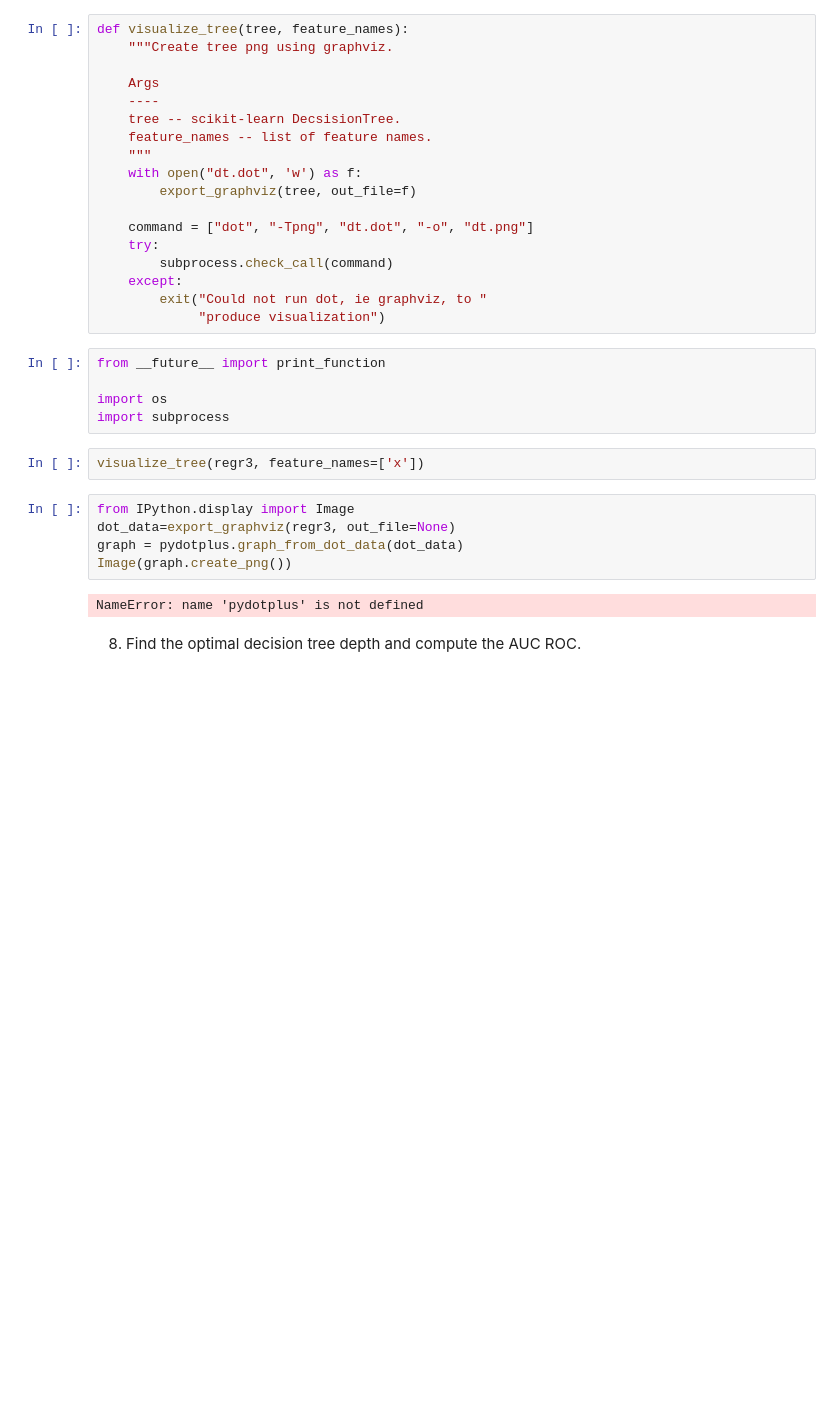
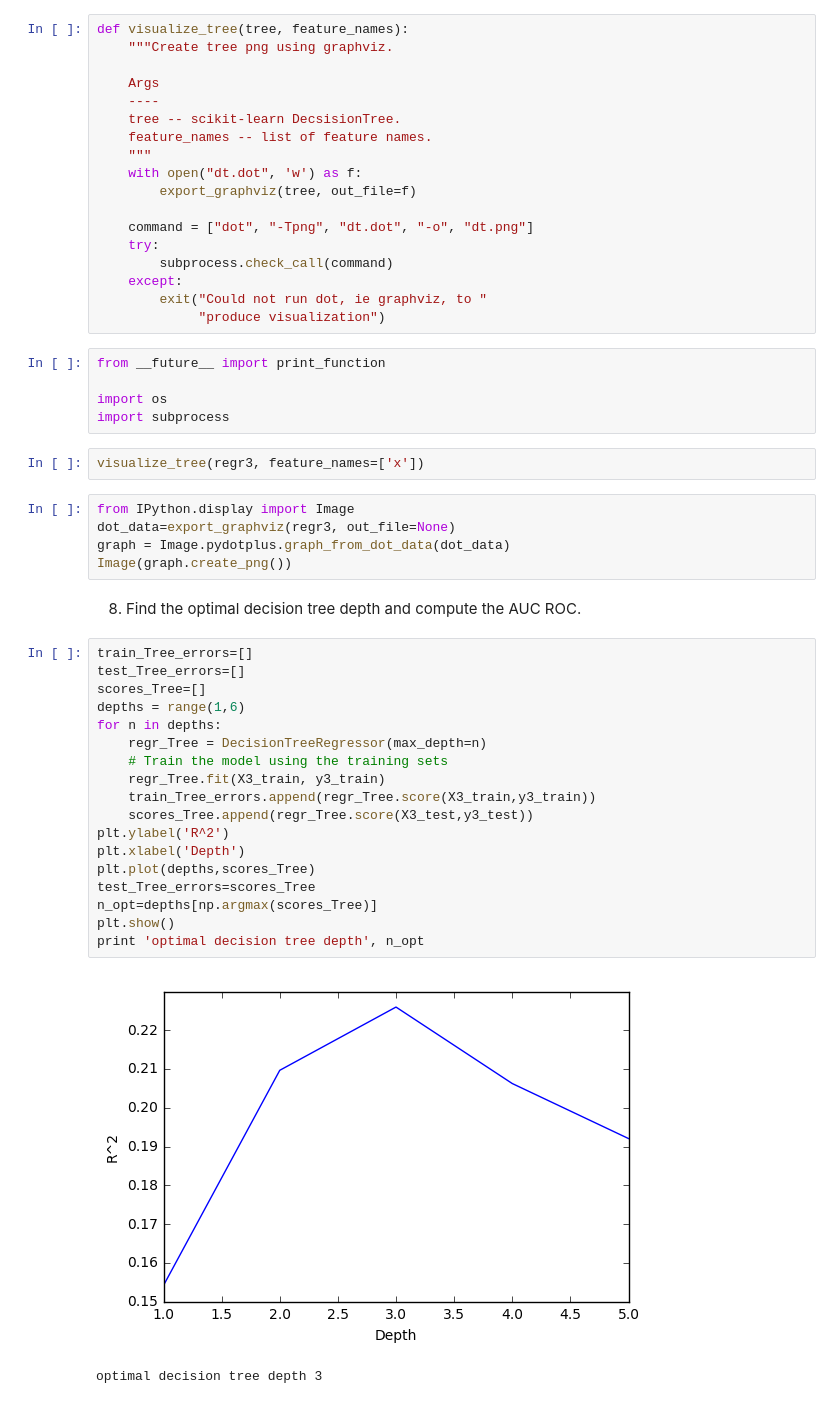
Before and after one commit to Columbia-Intro-Data-Science/python-introduction-LingxiangYu, a Jupyter notebook: LY2305_HW3.ipynb, the cells around one changed output. Drawn from its saved outputs; the diff is of its cells as text; blank space fills up the shorter version.

```diff
--- a/LY2305_HW3.ipynb
+++ b/LY2305_HW3.ipynb
@@ -400,9 +371,28 @@ visualize_tree(regr3, feature_names=['x'])
 # %%
 from IPython.display import Image
 dot_data=export_graphviz(regr3, out_file=None)
-graph = pydotplus.graph_from_dot_data(dot_data)
+graph = Image.pydotplus.graph_from_dot_data(dot_data)
 Image(graph.create_png())
-# %% [output]
-NameError: name 'pydotplus' is not defined
 # %% [markdown]
 8) Find the optimal decision tree depth and compute the AUC ROC.
+# %%
+train_Tree_errors=[]
+test_Tree_errors=[]
+scores_Tree=[]
+depths = range(1,6)
+for n in depths:
+    regr_Tree = DecisionTreeRegressor(max_depth=n)
+    # Train the model using the training sets
+    regr_Tree.fit(X3_train, y3_train)
+    train_Tree_errors.append(regr_Tree.score(X3_train,y3_train))
+    scores_Tree.append(regr_Tree.score(X3_test,y3_test))
+plt.ylabel('R^2')
+plt.xlabel('Depth')
+plt.plot(depths,scores_Tree)
+test_Tree_errors=scores_Tree
+n_opt=depths[np.argmax(scores_Tree)]
+plt.show()
+print 'optimal decision tree depth', n_opt
+# %% [output]
+[figure, added]
+optimal decision tree depth 3
```
Also changed, not shown: parts of 22 cells of this notebook.
